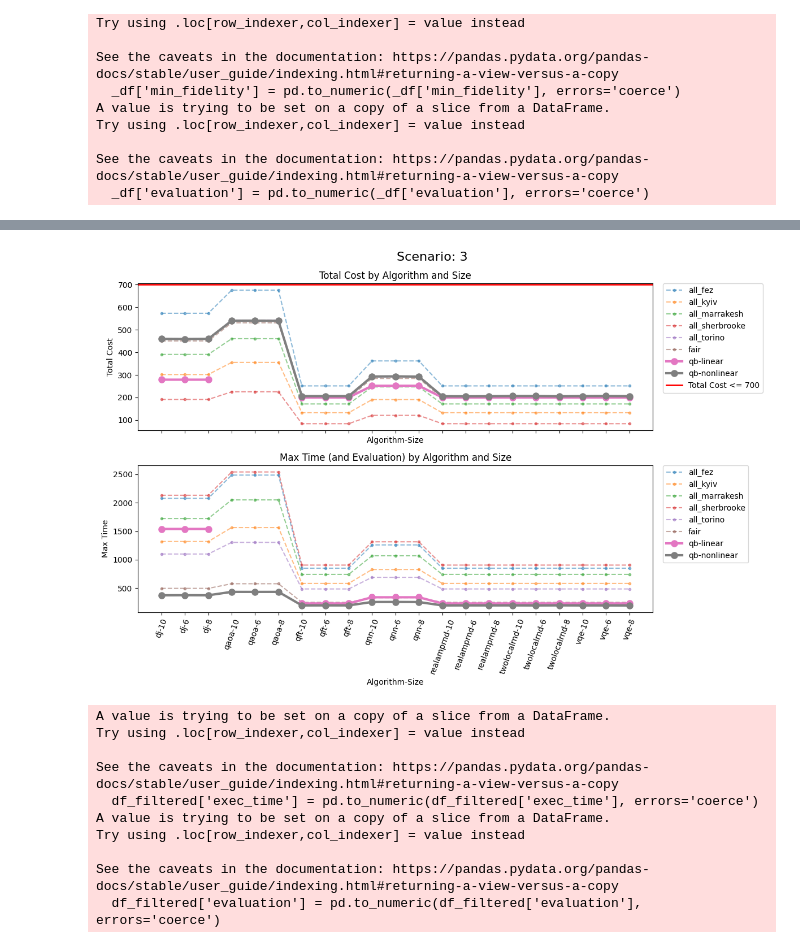
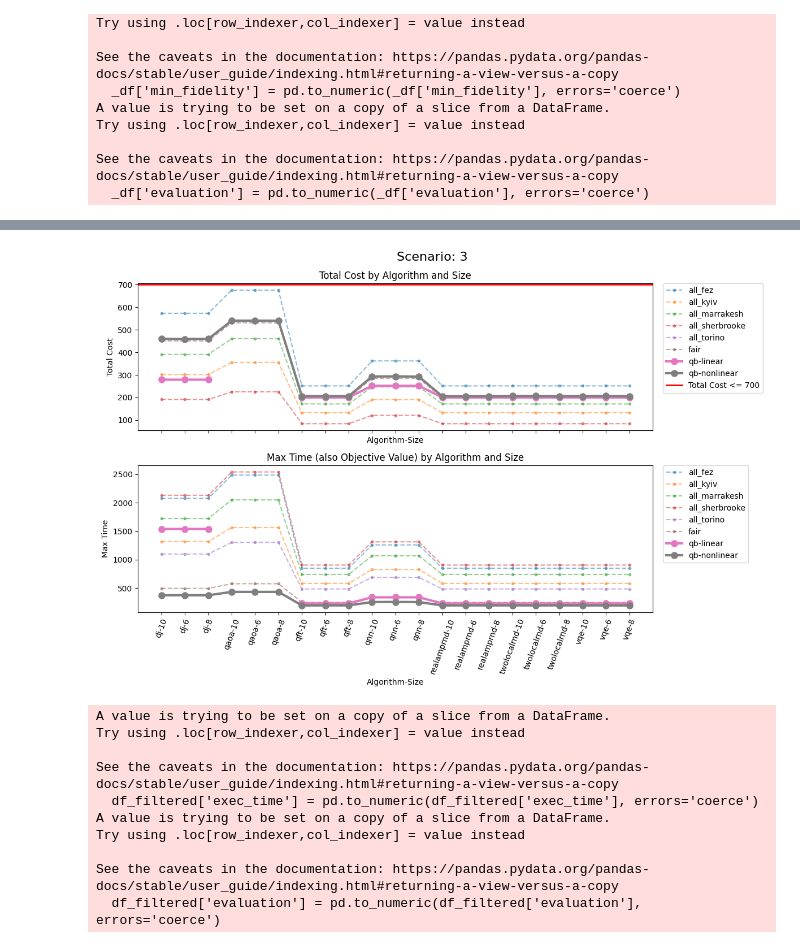
Before and after one commit to alebocci/QBexps, a Jupyter notebook: analyze.ipynb, the cells around one changed output, grey strips where cells are left out. Cells and saved outputs as stored; diff of their text form; code cells hidden in the pictures.

```diff
--- a/analyze.ipynb
+++ b/analyze.ipynb
@@ -188,7 +188,7 @@ _df['alg_size'] = _df['algorithm'] + '-' + _df['size'].astype(int).astype(str)
 my_baselines = {'qb-linear', 'qb-nonlinear'}
 
 constraints = { "scenario1": {"total_cost": 800, "max_time": 2000, "min_fidelity": 0.9},
-               "scenario2": {"total_cost": 750, "max_time": 1600, "min_fidelity": 0.85},
+               "scenario2": {"total_cost": 750, "max_time": 1700, "min_fidelity": 0.85},
                "scenario3": {"total_cost": 700, "max_time": 0, "min_fidelity": 0} }
 # %% [output]
 A value is trying to be set on a copy of a slice from a DataFrame.
@@ -242,6 +242,8 @@ for i, ycol in enumerate(['total_cost', 'min_fidelity', 'max_time', 'evaluation'
             axes[i].axhline(y=constraint_value, color='red', linestyle='-', linewidth=2, label=f"Max Time <= {constraint_value}")
         else:
             axes[i].axhline(y=constraint_value, color='red', linestyle='-', linewidth=2, label=f"Min Fidelity >= {constraint_value}")
+    else:
+        axes[i].set_title(f'Objective Value by Algorithm and Size')
     axes[i].set_xlabel('Algorithm-Size')
     axes[i].set_ylabel('Total Cost' if ycol == 'total_cost' else 'Max Time' if ycol == 'max_time' else 'Min Fidelity' if ycol == 'min_fidelity' else 'Objective Value')
     axes[i].tick_params(axis='x', rotation=70)
@@ -277,7 +279,7 @@ for i, ycol in enumerate(['max_time','min_fidelity', 'total_cost']):
 
     constraint_value = constraints["scenario2"][ycol]
     if ycol == 'total_cost':
-        axes[i].set_title(f'{ycol.replace("_", " ").title()} (and Evaluation) by Algorithm and Size')
+        axes[i].set_title(f'{ycol.replace("_", " ").title()} (also Objective Value) by Algorithm and Size')
         axes[i].axhline(y=constraint_value, color='red', linestyle='-', linewidth=2, label=f"Total Cost <= {constraint_value}")
     elif ycol == 'max_time':
         axes[i].axhline(y=constraint_value, color='red', linestyle='-', linewidth=2, label=f"Max Time <= {constraint_value}")
@@ -302,36 +304,36 @@ fig.suptitle(f"Scenario: 3", fontsize=16)
 
 for i, ycol in enumerate(['total_cost', 'max_time']):
 
     pivot = _df3.pivot(
         index='alg_size',
         columns='baseline',
         values=ycol
     )
 
 
     axes[i].set_title(f'{ycol.replace("_", " ").title()} by Algorithm and Size')
     for baseline in pivot.columns:
         if baseline in my_baselines:
             axes[i].plot(pivot.index, pivot[baseline], marker='o', linewidth=3, markersize=8, label=baseline)
         else:
             axes[i].plot(pivot.index, pivot[baseline], marker='.', linestyle='--', alpha=0.5, label=baseline)
 
     constraint_value = constraints["scenario3"][ycol]
     if ycol == 'total_cost':
         axes[i].axhline(y=constraint_value, color='red', linestyle='-', linewidth=2, label=f"Total Cost <= {constraint_value}")
     else:
-        axes[i].set_title(f'{ycol.replace("_", " ").title()} (and Evaluation) by Algorithm and Size')
+        axes[i].set_title(f'{ycol.replace("_", " ").title()} (also Objective Value) by Algorithm and Size')
 
     axes[i].set_xlabel('Algorithm-Size')
-    axes[i].set_ylabel('Total Cost' if ycol == 'total_cost' else 'Max Time' if ycol == 'max_time' else 'Min Fidelity' if ycol == 'min_fidelity' else 'Evaluation')
+    axes[i].set_ylabel('Total Cost' if ycol == 'total_cost' else 'Max Time' if ycol == 'max_time' else 'Min Fidelity' if ycol == 'min_fidelity' else 'Objective Value')
     axes[i].tick_params(axis='x', rotation=70)
     axes[i].legend(bbox_to_anchor=(1.02, 1), loc='upper left', borderaxespad=0)
 
 plt.tight_layout()
 plt.savefig(f'{figures_folder}/scenario3_analysis.pdf', format="pdf", bbox_inches='tight')
 plt.show()
 # %% [output]
-[figure, old version]
+[figure, new version]
 # %%
 df_filtered = df[df['baseline'].isin(['qb-linear', 'qb-nonlinear']) &
                  df['scenario_name'].isin(['scenario1', 'scenario2', 'scenario3'])]
```
Also changed, not shown: parts of 2 cells of this notebook, 2 other files.
